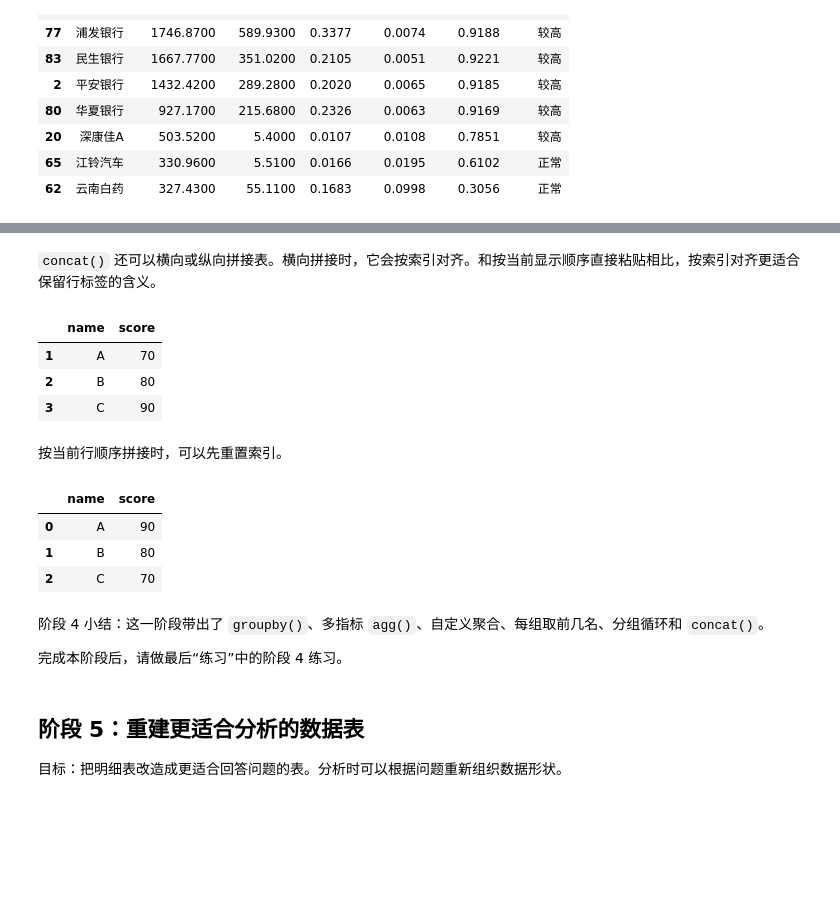
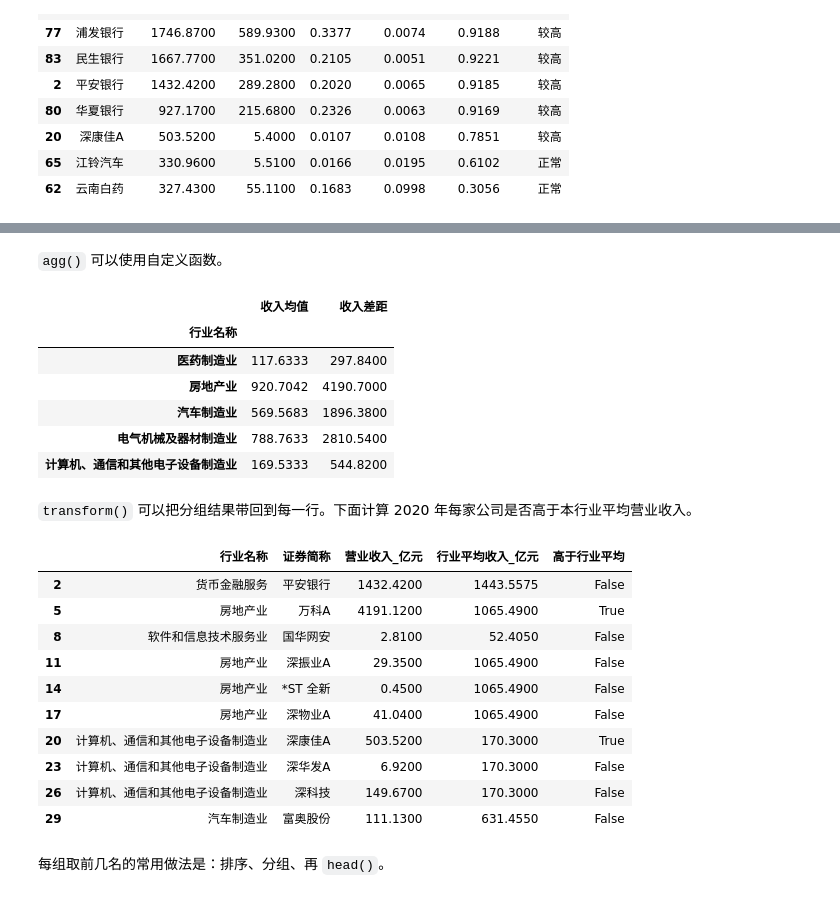
Before and after one commit to itsaquestion/py4ss_v4, a Jupyter notebook: 新章节编辑/pandas/pandas_finance_to_analysis.ipynb, the cells around one changed output, grey strips where cells are left out. Drawn from its saved outputs; the diff is of its cells as text; code cells hidden in the pictures; blank space fills up the shorter version.

```diff
--- a/新章节编辑/pandas/pandas_finance_to_analysis.ipynb
+++ b/新章节编辑/pandas/pandas_finance_to_analysis.ipynb
@@ -881,32 +876,48 @@ industry_top_company
 # %% [markdown]
-`concat()` 还可以横向或纵向拼接表。横向拼接时，它会按索引对齐。和按当前显示顺序直接粘贴相比，按索引对齐更适合保留行标签的含义。
+`agg()` 可以使用自定义函数。
 # %%
-left = pd.Series(["A", "B", "C"], index=[1, 2, 3], name="name")
-right = pd.Series([90, 80, 70], index=[3, 2, 1], name="score")
+def value_range(x):
+    return x.max() - x.min()
 
-pd.concat([left, right], axis=1)
+analysis_df.groupby("行业名称").agg(
+    收入均值=("营业收入_亿元", "mean"),
+    收入差距=("营业收入_亿元", value_range),
+).head()
 # %% [output]
-|  | name | score |
-| 1 | A | 70 |
-| 2 | B | 80 |
-| 3 | C | 90 |
+|  | 收入均值 | 收入差距 |
+| 行业名称 |  |  |
+| 医药制造业 | 117.6333 | 297.8400 |
+| 房地产业 | 920.7042 | 4190.7000 |
+| 汽车制造业 | 569.5683 | 1896.3800 |
+| 电气机械及器材制造业 | 788.7633 | 2810.5400 |
+| 计算机、通信和其他电子设备制造业 | 169.5333 | 544.8200 |
 # %% [markdown]
-按当前行顺序拼接时，可以先重置索引。
+`transform()` 可以把分组结果带回到每一行。下面计算 2020 年每家公司是否高于本行业平均营业收入。
 # %%
-pd.concat(
-    [left.reset_index(drop=True), right.reset_index(drop=True)],
-    axis=1,
+industry_compare_2020 = analysis_df[analysis_df["年份"] == 2020].copy()
+industry_compare_2020["行业平均收入_亿元"] = (
+    industry_compare_2020
+    .groupby("行业名称")["营业收入_亿元"]
+    .transform("mean")
 )
+industry_compare_2020["高于行业平均"] = (
+    industry_compare_2020["营业收入_亿元"] > industry_compare_2020["行业平均收入_亿元"]
+)
+
+industry_compare_2020[[
+    "行业名称", "证券简称", "营业收入_亿元", "行业平均收入_亿元", "高于行业平均"
+]].head(10)
 # %% [output]
-|  | name | score |
-| 0 | A | 90 |
-| 1 | B | 80 |
-| 2 | C | 70 |
+|  | 行业名称 | 证券简称 | 营业收入_亿元 | 行业平均收入_亿元 | 高于行业平均 |
+| 2 | 货币金融服务 | 平安银行 | 1432.4200 | 1443.5575 | False |
+| 5 | 房地产业 | 万科A | 4191.1200 | 1065.4900 | True |
+| 8 | 软件和信息技术服务业 | 国华网安 | 2.8100 | 52.4050 | False |
+| 11 | 房地产业 | 深振业A | 29.3500 | 1065.4900 | False |
+| 14 | 房地产业 | *ST 全新 | 0.4500 | 1065.4900 | False |
+| 17 | 房地产业 | 深物业A | 41.0400 | 1065.4900 | False |
+| 20 | 计算机、通信和其他电子设备制造业 | 深康佳A | 503.5200 | 170.3000 | True |
+| 23 | 计算机、通信和其他电子设备制造业 | 深华发A | 6.9200 | 170.3000 | False |
+| 26 | 计算机、通信和其他电子设备制造业 | 深科技 | 149.6700 | 170.3000 | False |
+| 29 | 汽车制造业 | 富奥股份 | 111.1300 | 631.4550 | False |
 # %% [markdown]
-阶段 4 小结：这一阶段带出了 `groupby()`、多指标 `agg()`、自定义聚合、每组取前几名、分组循环和 `concat()`。
-
-完成本阶段后，请做最后“练习”中的阶段 4 练习。
+每组取前几名的常用做法是：排序、分组、再 `head()`。
-# %% [markdown]
-## 阶段 5：重建更适合分析的数据表
-
-目标：把明细表改造成更适合回答问题的表。分析时可以根据问题重新组织数据形状。
```
Also changed, not shown: parts of 117 cells of this notebook, 6 other files.
